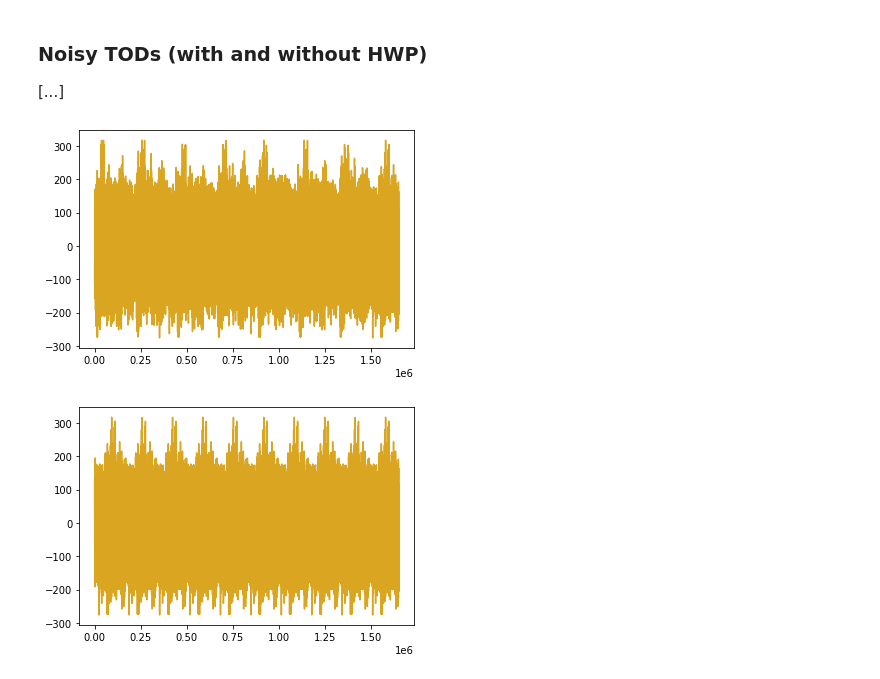
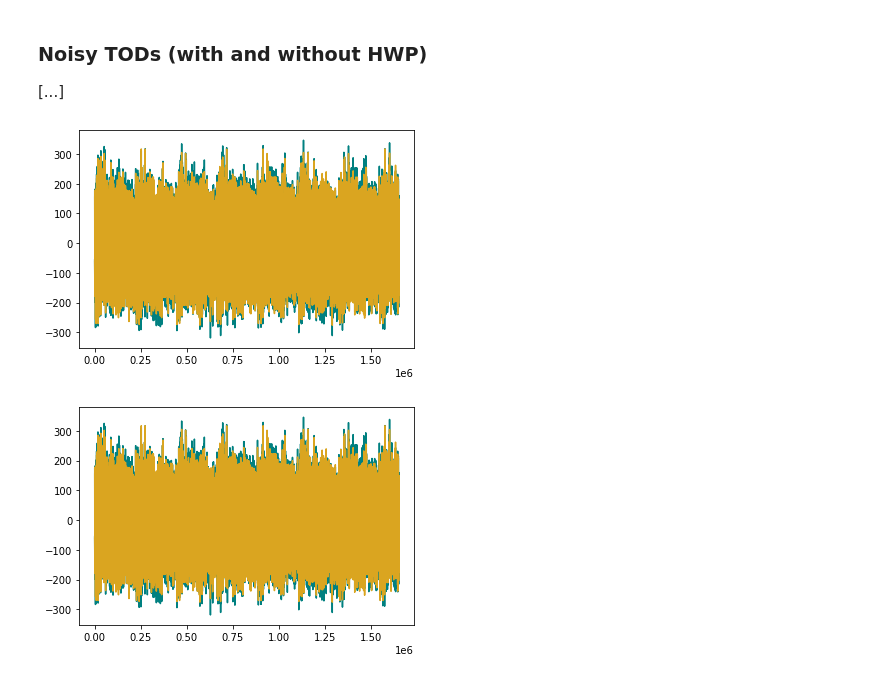
Before and after one commit to martamonelli/beamconv_tidy, a Jupyter notebook: beamconv/demo.ipynb, the cells around one changed output. Drawn from its saved outputs; the diff is of its cells as text; code cells hidden in the pictures.

```diff
--- a/beamconv/demo.ipynb
+++ b/beamconv/demo.ipynb
@@ -109,25 +112,28 @@ Providing the focal plane specifics:
 # %%
 # Create a grid of Gaussian beams
-nrow = 3
-ncol = 3
-ndet = nrow * ncol
+ndet = 4
+azs = np.zeros((ndet,2))
+els = np.zeros((ndet,2))
+polangs = np.array([[0,0],[90,90],[45,45],[135,135]])
+deads = np.array ([[1,0],[1,0],[1,0],[1,0]])
 
 # Setting up the beam options
 beam_opts = dict(lmax=lmax,
                  btype='Gaussian',
-                 fwhm=40,          # Gaussian co-pol beam, so only specify FWHM (arcmin)
-                 no_pairs=True)    # Single detector for each beam (instead of a pair)
+                 fwhm=40)          # Gaussian co-pol beam, so only specify FWHM (arcmin)
 
 # Setting up the beam options
 beam_opts_hwp = dict(lmax=lmax,
                  btype='Gaussian',
                  fwhm=40,          # Gaussian co-pol beam, so only specify FWHM (arcmin)
-                 no_pairs=True,    # Single detector for each beam (instead of a pair)
                  hwp_mueller=np.diag([1, 1, -1, -1]))
 
+# Defining HWP frequency
+ss_hwp.set_hwp_mod(mode='continuous', freq=88/60)
+
 # Creating the focal planes (with and without HWP)
-ss.create_focal_plane(nrow=nrow, ncol=ncol, fov=3, **beam_opts)
-ss_hwp.create_focal_plane(nrow=nrow, ncol=ncol, fov=3, **beam_opts_hwp)
+ss.input_focal_plane(azs, els, polangs, deads, combine=True, scatter=False, **beam_opts)
+ss_hwp.input_focal_plane(azs, els, polangs, deads, combine=True, scatter=False, **beam_opts_hwp)
 # %% [markdown]
 Last thing to set up is the partition of the mission in chunks.
 # %%
@@ -262,5 +266,14 @@ plt.loglog(freqs[:ps.size//2],ps[:ps.size//2],'cadetblue')
 plt.loglog(freqs[:ps.size//2],ps_theory[:ps.size//2],'black')
 plt.title('Noise power spectrum (theory vs realization)')
 plt.show()
+
+n = 3
+color = plt.cm.coolwarm(np.linspace(0,1,n))
+matplotlib.rcParams['axes.prop_cycle'] = cycler.cycler('color', color)
+
+plt.plot(clean_TOD[0][:200]-clean_TOD_hwp[0][:200])
+plt.plot(clean_TOD[1][:200]-clean_TOD_hwp[1][:200])
+plt.plot(clean_TOD[2][:200]-clean_TOD_hwp[2][:200])
+plt.show()
 # %% [output]
 [figure]
@@ -268,17 +282,17 @@ plt.show()
 ### Noisy TODs (with and without HWP)
 [...]
 # %%
-#plt.plot(noisy_TOD[0,:],'teal')
+plt.plot(noisy_TOD[0,:],'teal')
 plt.plot(clean_TOD[0,:],'goldenrod')
 plt.show()
 # %% [output]
-[figure, old version]
+[figure, new version]
 # %%
-#plt.plot(noisy_TOD_hwp[0,:],'teal')
+plt.plot(noisy_TOD_hwp[0,:],'teal')
 plt.plot(clean_TOD_hwp[0,:],'goldenrod')
 plt.show()
 # %% [output]
-[figure, old version]
+[figure, new version]
 # %%
 hwp_freq = ss_hwp.hwp_dict['freq']
 fd_without = np.fft.rfft(clean_TOD[1])
```
Also changed, not shown: parts of 15 cells of this notebook, 4 other files.
